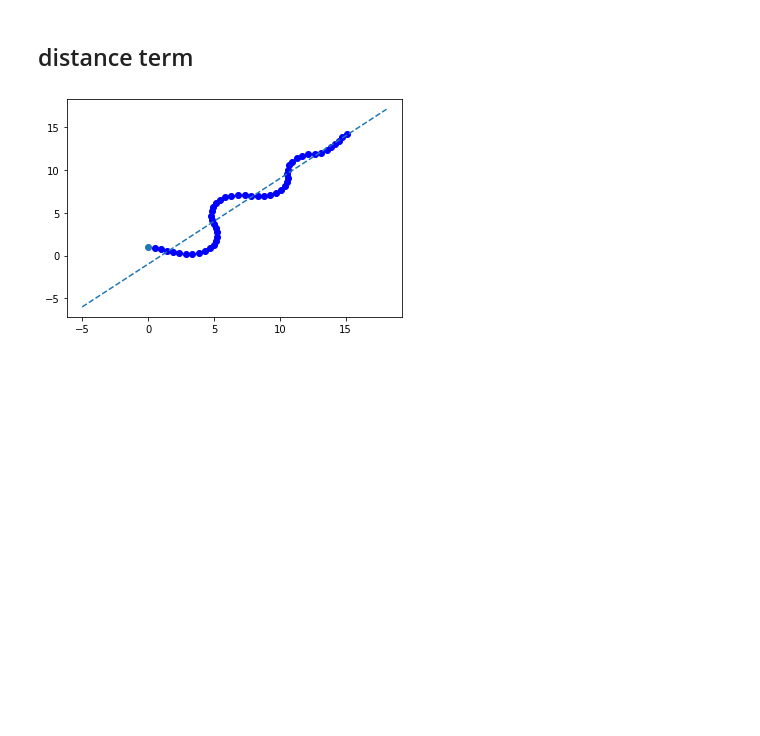
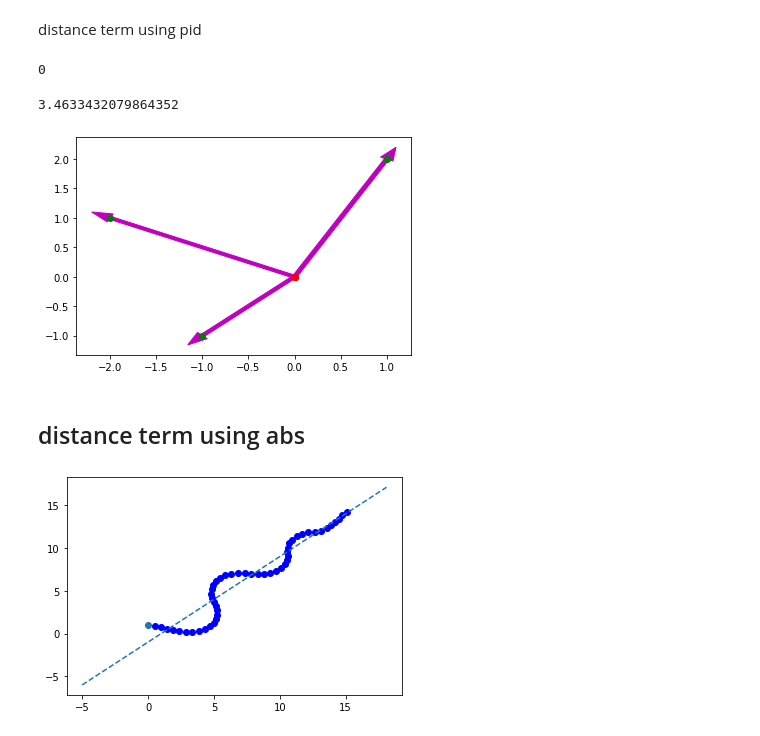
Before and after one commit to Nyctolex/Autonomous-Car, a Jupyter notebook: Path Control/Path Control Mathematics.ipynb, the cells around one changed output. Drawn from its saved outputs; the diff is of its cells as text; code cells hidden in the pictures; blank space fills up the shorter version.

```diff
--- a/Path Control/Path Control Mathematics.ipynb
+++ b/Path Control/Path Control Mathematics.ipynb
@@ -5,3 +5,12 @@ import matplotlib.pyplot as plt
 import math
 import json
 %matplotlib inline
+# %%
+def plot_vec(vec, point=np.array([0,0])):
+    point = np.array(point)
+    vec = np.array(vec)
+    projection = point+vec
+    plt.plot(point[0], point[1], 'ro', label='Point')
+    plt.plot(projection[0], projection[1], 'go', label='Projection')
+    # Plot the vector from the point to the projection
+    plt.arrow(point[0], point[1], projection[0] - point[0], projection[1] - point[1], width=0.05, color='m', label='Vector')
@@ -966,0 +101,2 @@ def plot_path(path):
+# %% [markdown]
+distance term using pid
@@ -967,5 +119,24 @@ def plot_path(path):
+# %%
+p = np.array([1,2])
+p_hat = p/norm(p)
+v = np.array([-1,-1])
+if atan2(p[1], p[0]) - atan2(v[1], v[0]) < 0:
+    n_hat = np.array([p[1], -p[0]])
+else:
+    n_hat = np.array([-p[1], p[0]])
+
+plot_vec(p)
+plot_vec(v)
+plot_vec(n_hat)
+print(n_hat@p)
+atan2(p[1], p[0])
+atan2(p[1], p[0]) - atan2(v[1], v[0])
+# %% [output]
+0
+3.4633432079864352
+[figure, added]
 # %% [markdown]
-## distance term
+## distance term using abs
 # %%
 import numpy as np
 from numpy.linalg import norm
```
Also changed, not shown: parts of 38 cells of this notebook.
